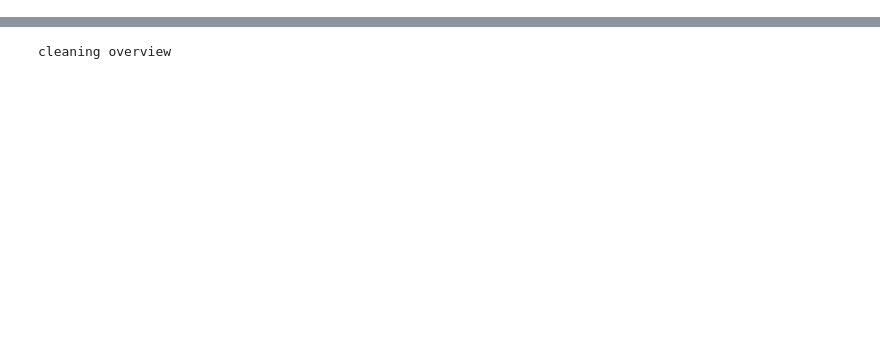
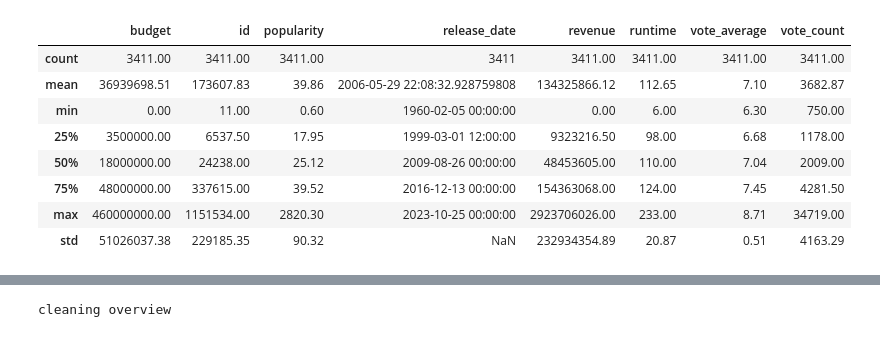
Before and after one commit to Morgan-DCL/project_2, a Jupyter notebook: ML copy.ipynb, the cells around one changed output, grey strips where cells are left out. Saved outputs shown, nothing was run; the diff lists cells and outputs as text; code cells hidden in the pictures; blank space fills up the shorter version.

```diff
--- a/ML copy.ipynb
+++ b/ML copy.ipynb
@@ -35,5 +32,5 @@ The autoreload extension is already loaded. To reload it, use:
 # %%
 config = import_config()
 # %%
-df = import_datasets("clean_datasets/tmdb_updated.parquet", "parquet")
+df = import_datasets("clean_datasets/tmdb_updated_append.parquet", "parquet")
 # %% [output]
@@ -41,3 +38,15 @@ df = import_datasets("clean_datasets/tmdb_updated.parquet", "parquet")
+# %%
+df.describe()
+# %% [output]
+|  | budget | id | popularity | release_date | revenue | runtime | vote_average | vote_count |
+| count | 3411.00 | 3411.00 | 3411.00 | 3411 | 3411.00 | 3411.00 | 3411.00 | 3411.00 |
+| mean | 36939698.51 | 173607.83 | 39.86 | 2006-05-29 22:08:32.928759808 | 134325866.12 | 112.65 | 7.10 | 3682.87 |
+| min | 0.00 | 11.00 | 0.60 | 1960-02-05 00:00:00 | 0.00 | 6.00 | 6.30 | 750.00 |
+| 25% | 3500000.00 | 6537.50 | 17.95 | 1999-03-01 12:00:00 | 9323216.50 | 98.00 | 6.68 | 1178.00 |
+| 50% | 18000000.00 | 24238.00 | 25.12 | 2009-08-26 00:00:00 | 48453605.00 | 110.00 | 7.04 | 2009.00 |
+| 75% | 48000000.00 | 337615.00 | 39.52 | 2016-12-13 00:00:00 | 154363068.00 | 124.00 | 7.45 | 4281.50 |
+| max | 460000000.00 | 1151534.00 | 2820.30 | 2023-10-25 00:00:00 | 2923706026.00 | 233.00 | 8.71 | 34719.00 |
+| std | 51026037.38 | 229185.35 | 90.32 | NaN | 232934354.89 | 20.87 | 0.51 | 4163.29 |
 # %%
 col = [
     'imdb_id',
```
Also changed, not shown: parts of 29 cells of this notebook, 5 other files.
